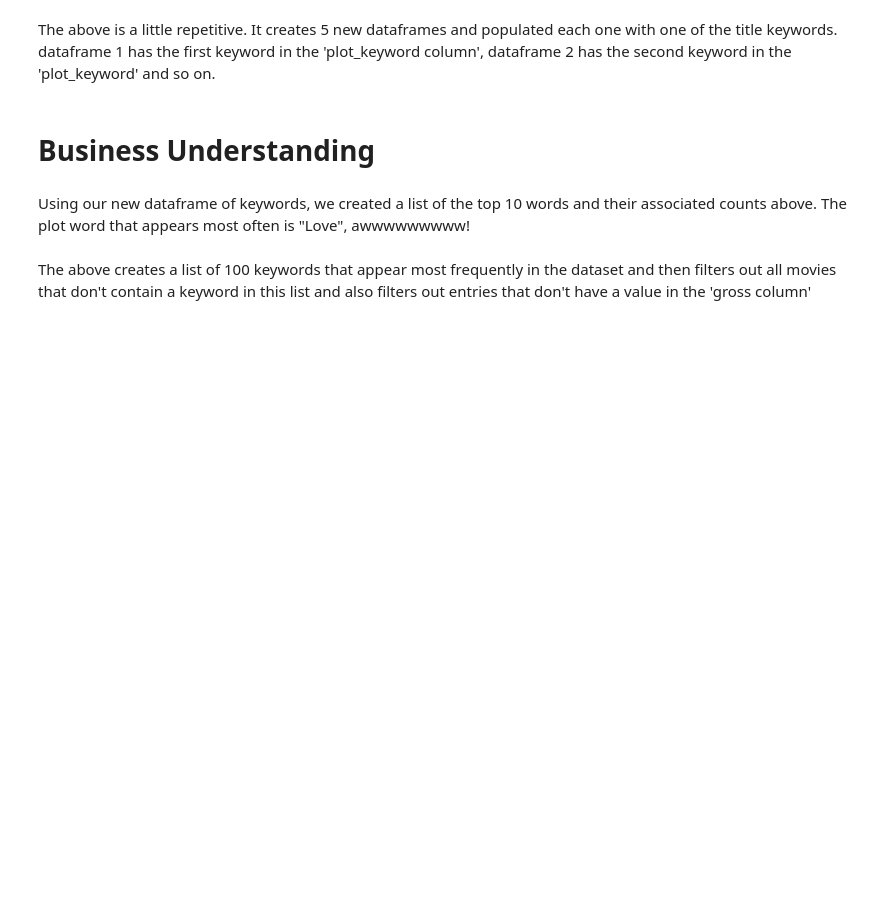
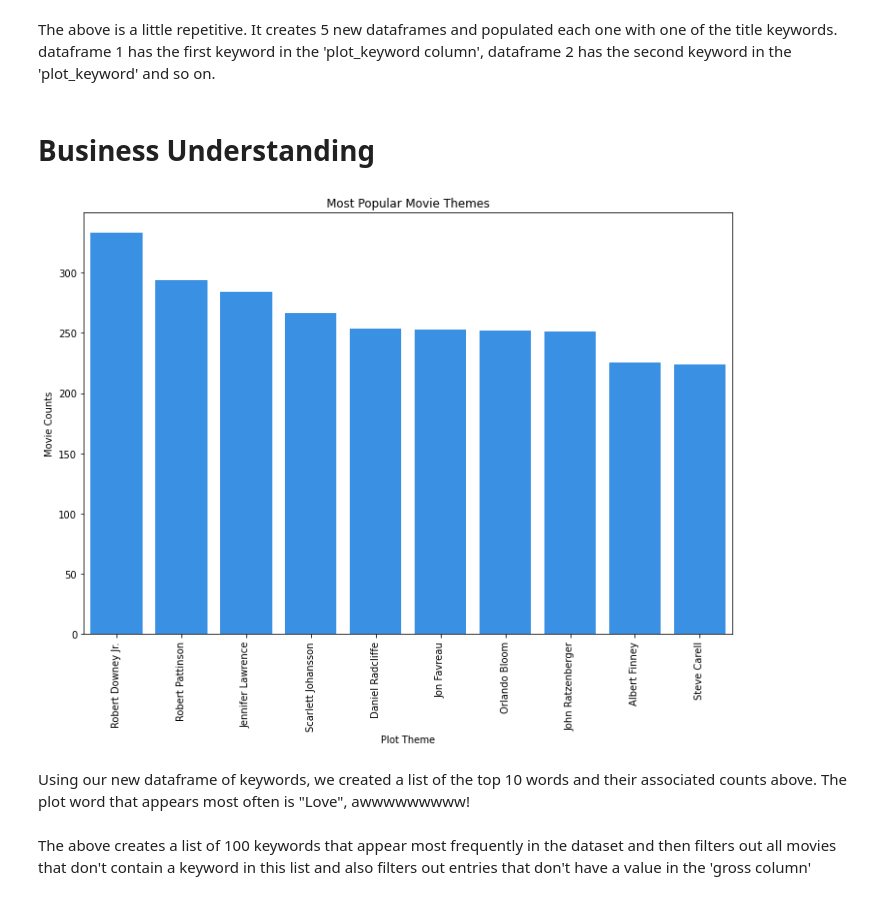
Before and after one commit to KPMcDonough49/dsc-phase-1-project, a Jupyter notebook: Technical Notebook.ipynb, the cells around one changed output. Drawn from its saved outputs; the diff is of its cells as text; code cells hidden in the pictures; blank space fills up the shorter version.

```diff
--- a/Technical Notebook.ipynb
+++ b/Technical Notebook.ipynb
@@ -489,11 +656,14 @@ x= list(df_keywords['plot_keywords'].value_counts().index[0:20])
 y= list(df_keywords['plot_keywords'].value_counts().values[0:20])
 # %%
 fig, ax = plt.subplots(figsize=[12,8])
-ax = sns.barplot(x,y)
+ax = sns.barplot(x,y, color='dodgerblue')
 ax.set_xlabel('Plot Theme')
 ax.set_ylabel('Movie Counts')
 ax.set_title('Most Popular Movie Themes');
 ax.set_xticklabels(labels=x, rotation=90);
+plt.savefig('Visualizations/Keyword_counts.png')
+# %% [output]
+[figure, added]
 # %% [markdown]
 Using our new dataframe of keywords, we created a list of the top 10 words and their associated counts above. The plot word that appears most often is "Love", awwwwwwwww!
 # %%
```
Also changed, not shown: parts of 28 cells of this notebook.
